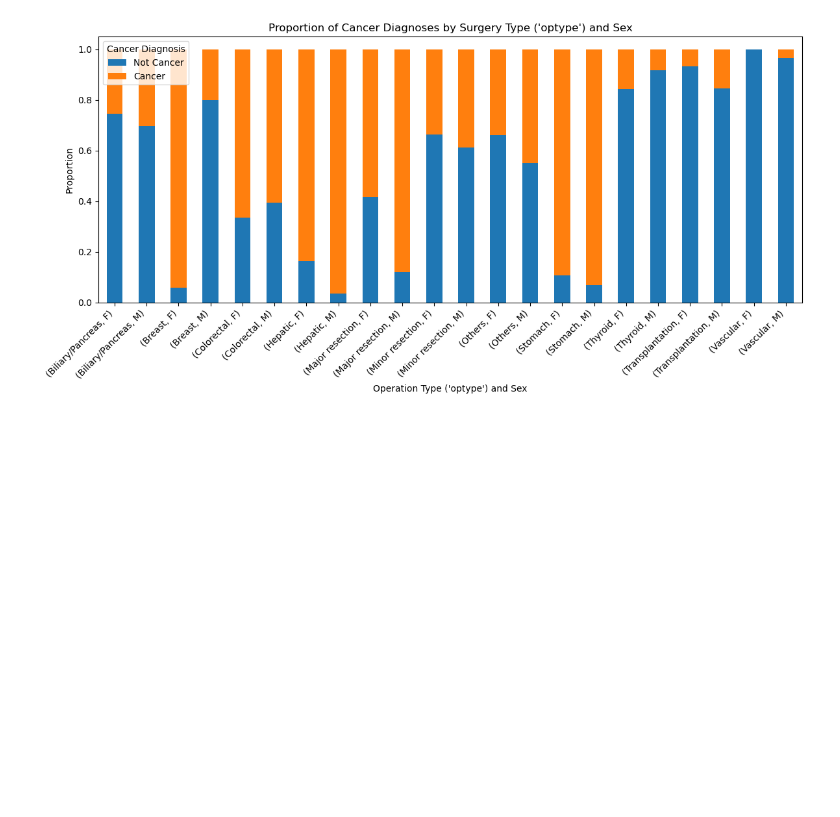
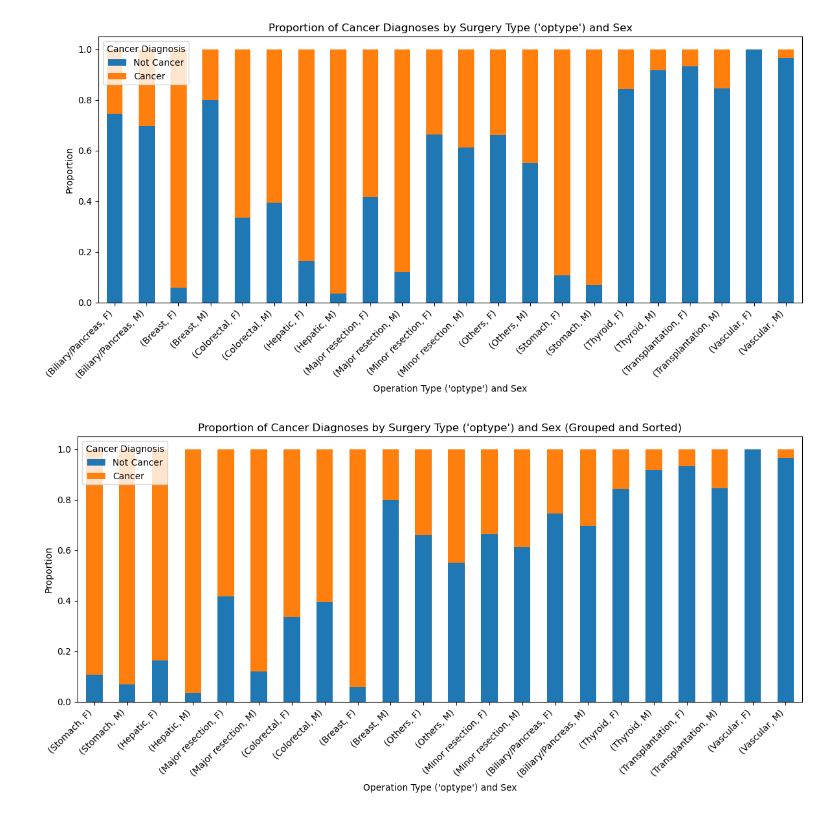
Before and after one commit to andiigonzalez/dsc106_finalproject, a Jupyter notebook: r_data/analysis.ipynb, the cells around one changed output. Saved outputs shown, nothing was run; the diff lists cells and outputs as text; code cells hidden in the pictures; blank space fills up the shorter version.

```diff
--- a/r_data/analysis.ipynb
+++ b/r_data/analysis.ipynb
@@ -57,3 +80,31 @@ plt.tight_layout()
 plt.show()
 # %% [output]
 [figure]
+# %%
+# compute the overall cancer proportion for each 'optype' (averaging across sexes)
+cancer_counts['overall_cancer_rate'] = cancer_counts[True]
+
+# mean cancer rate for each 'optype' to ensure sorting keeps M/F together
+mean_cancer_rate_by_optype = cancer_counts.groupby('optype')['overall_cancer_rate'].mean()
+
+# sort 'optype' categories by their average cancer rate across sexes
+sorted_optypes = mean_cancer_rate_by_optype.sort_values(ascending=False).index
+
+# order the DataFrame based on sorted 'optype' while keeping M/F together
+cancer_counts_sorted = cancer_counts.loc[sorted_optypes]
+
+# drop the temporary sorting column
+cancer_counts_sorted = cancer_counts_sorted.drop(columns=['overall_cancer_rate'])
+
+# plot stacked bar chart with improved sorting
+ax = cancer_counts_sorted.plot(kind='bar', stacked=True, figsize=(12, 6))
+
+plt.title("Proportion of Cancer Diagnoses by Surgery Type ('optype') and Sex (Grouped and Sorted)")
+plt.xlabel("Operation Type ('optype') and Sex")
+plt.ylabel("Proportion")
+plt.legend(title="Cancer Diagnosis", labels=["Not Cancer", "Cancer"])
+plt.xticks(rotation=45, ha='right')
+plt.tight_layout()
+plt.show()
+# %% [output]
+[figure, added]
```
Also changed, not shown: parts of 4 cells of this notebook, 30 other files.
